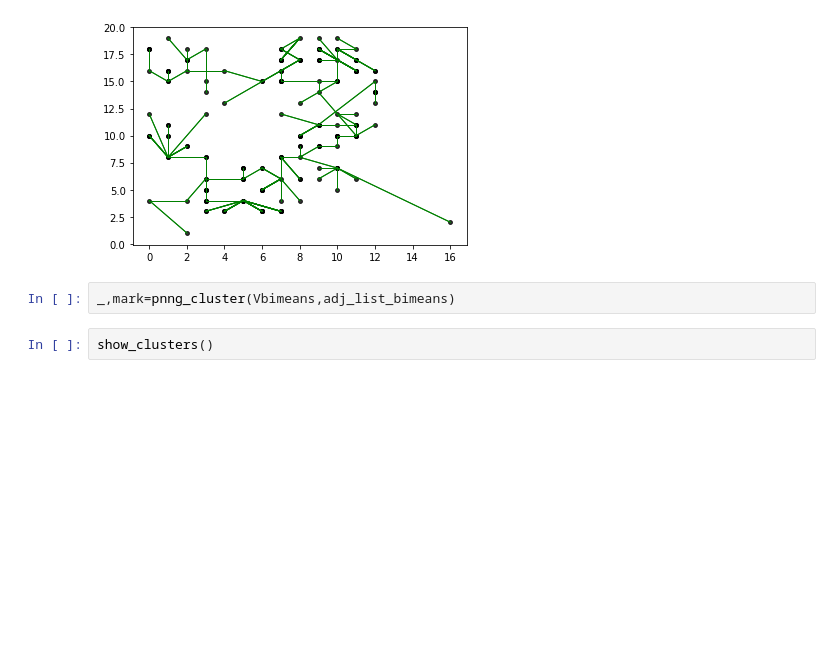
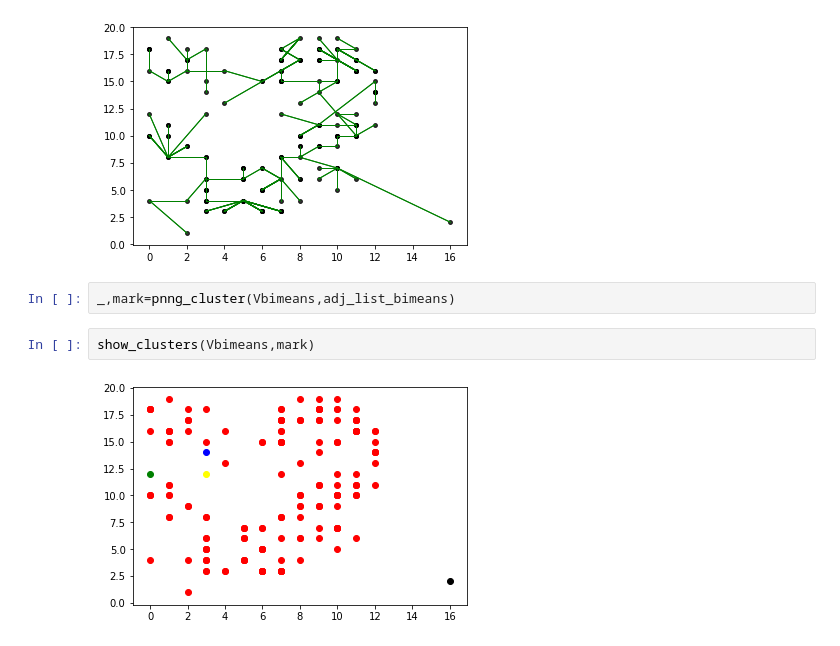
Before and after one commit to pradyumn014/GraphClustering, a Jupyter notebook: Fast Approximate MST clustering algorithm.ipynb, the cells around one changed output. Saved outputs shown, nothing was run; the diff lists cells and outputs as text; blank space fills up the shorter version.

```diff
--- a/Fast Approximate MST clustering algorithm.ipynb
+++ b/Fast Approximate MST clustering algorithm.ipynb
@@ -549,4 +549,6 @@ mst_plot(Vbimeans,adj_list_bimeans)
 # %%
 _,mark=pnng_cluster(Vbimeans,adj_list_bimeans)
 # %%
-show_clusters()
+show_clusters(Vbimeans,mark)
+# %% [output]
+[figure, added]
```
Also changed, not shown: parts of 1 cell of this notebook.
